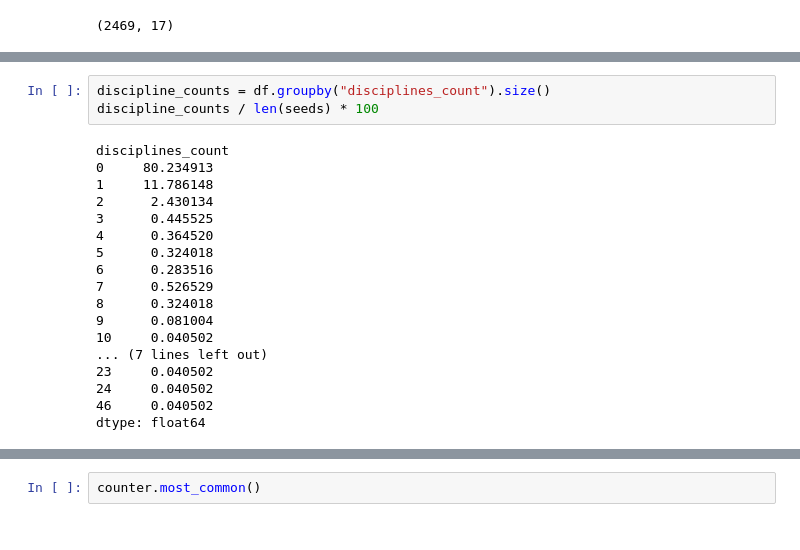
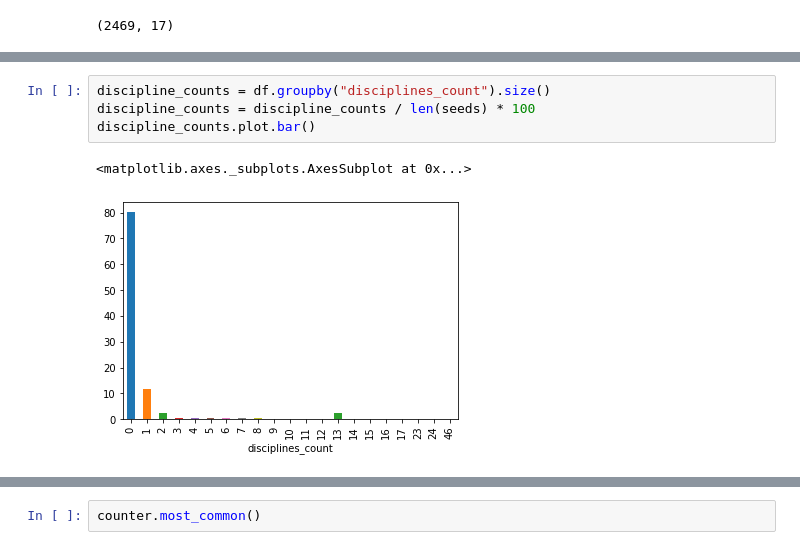
Before and after one commit to surfedushare/pol-harvester, a Jupyter notebook: research/edurep/Edurep analysis of content.ipynb, the cells around one changed output, grey strips where cells are left out. Drawn from its saved outputs; the diff is of its cells as text.

```diff
--- a/research/edurep/Edurep analysis of content.ipynb
+++ b/research/edurep/Edurep analysis of content.ipynb
@@ -55,23 +42,9 @@ dtype: float64
 # %%
 discipline_counts = df.groupby("disciplines_count").size()
-discipline_counts / len(seeds) * 100
+discipline_counts = discipline_counts / len(seeds) * 100
+discipline_counts.plot.bar()
 # %% [output]
-disciplines_count
-0     80.234913
-1     11.786148
-2      2.430134
-3      0.445525
-4      0.364520
-5      0.324018
-6      0.283516
-7      0.526529
-8      0.324018
-9      0.081004
-10     0.040502
-... (7 lines left out)
-23     0.040502
-24     0.040502
-46     0.040502
-dtype: float64
+<matplotlib.axes._subplots.AxesSubplot at 0x...>
+[figure, added]
 # %%
 basic_edu_level_counts = df.groupby("education_level_count").size()
```
Also changed, not shown: parts of 25 cells of this notebook.
